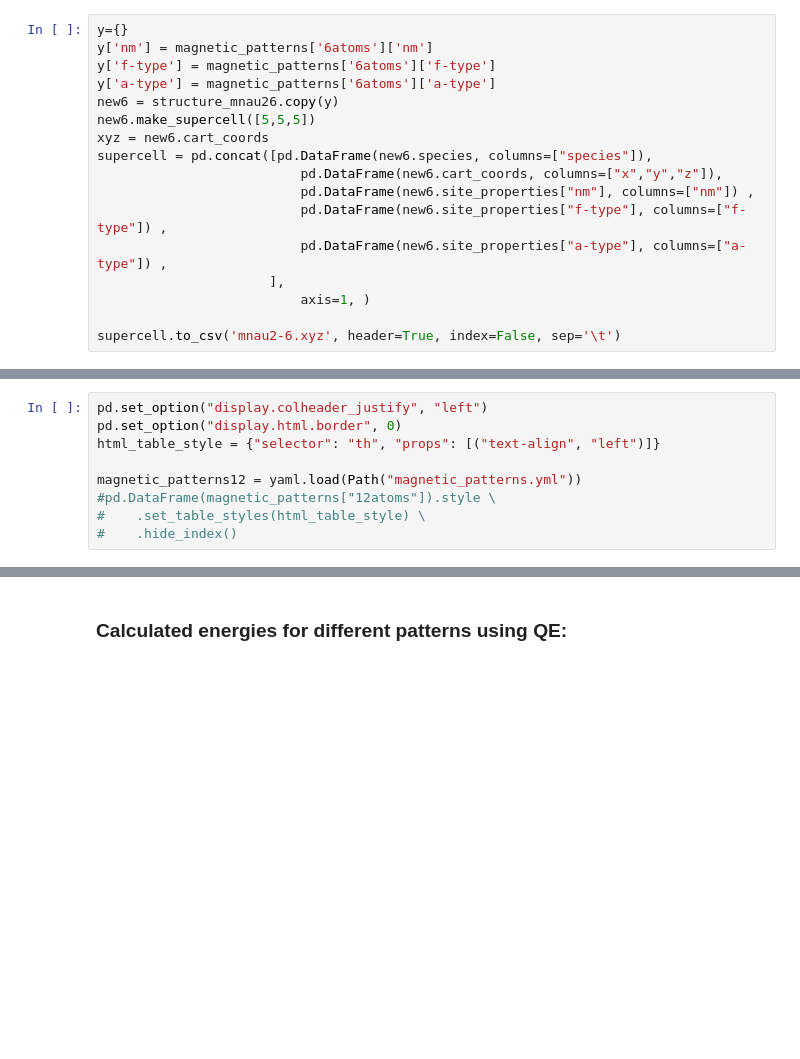
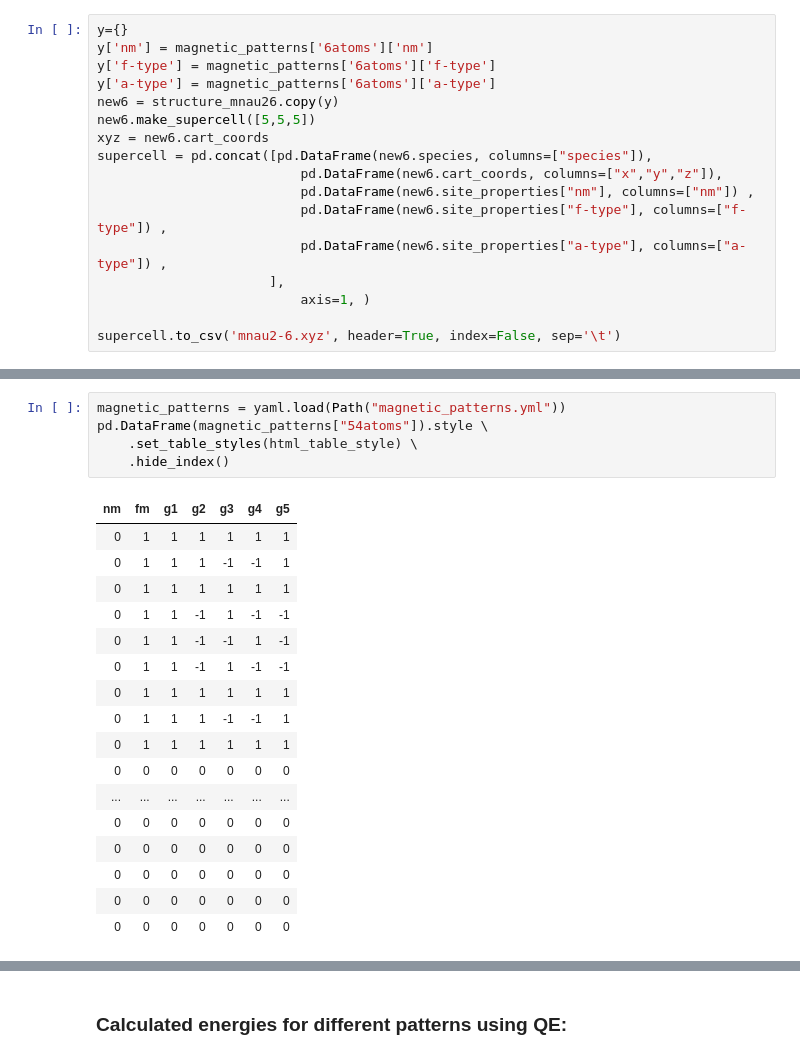
Before and after one commit to Mason-DataMaterials/spyns, a Jupyter notebook: MnAu2/MnAu2-Cells.ipynb, the cells around one changed output, grey strips where cells are left out. Drawn from its saved outputs; the diff is of its cells as text; blank space fills up the shorter version.

Commit message:
added 54 atom configuration file with initial patterns with test runs on argo. Currently not running

```diff
--- a/MnAu2/MnAu2-Cells.ipynb
+++ b/MnAu2/MnAu2-Cells.ipynb
@@ -108,11 +99,25 @@ structure_mnau212.to(filename="mnau2-12.cif")
 # %%
-pd.set_option("display.colheader_justify", "left")
-pd.set_option("display.html.border", 0)
-html_table_style = {"selector": "th", "props": [("text-align", "left")]}
-
-magnetic_patterns12 = yaml.load(Path("magnetic_patterns.yml"))
-#pd.DataFrame(magnetic_patterns["12atoms"]).style \
-#    .set_table_styles(html_table_style) \
-#    .hide_index()
+magnetic_patterns = yaml.load(Path("magnetic_patterns.yml"))
+pd.DataFrame(magnetic_patterns["54atoms"]).style \
+    .set_table_styles(html_table_style) \
+    .hide_index()
+# %% [output]
+| nm | fm | g1 | g2 | g3 | g4 | g5 |
+| 0 | 1 | 1 | 1 | 1 | 1 | 1 |
+| 0 | 1 | 1 | 1 | -1 | -1 | 1 |
+| 0 | 1 | 1 | 1 | 1 | 1 | 1 |
+| 0 | 1 | 1 | -1 | 1 | -1 | -1 |
+| 0 | 1 | 1 | -1 | -1 | 1 | -1 |
+| 0 | 1 | 1 | -1 | 1 | -1 | -1 |
+| 0 | 1 | 1 | 1 | 1 | 1 | 1 |
+| 0 | 1 | 1 | 1 | -1 | -1 | 1 |
+| 0 | 1 | 1 | 1 | 1 | 1 | 1 |
+| 0 | 0 | 0 | 0 | 0 | 0 | 0 |
+| ... | ... | ... | ... | ... | ... | ... |
+| 0 | 0 | 0 | 0 | 0 | 0 | 0 |
+| 0 | 0 | 0 | 0 | 0 | 0 | 0 |
+| 0 | 0 | 0 | 0 | 0 | 0 | 0 |
+| 0 | 0 | 0 | 0 | 0 | 0 | 0 |
+| 0 | 0 | 0 | 0 | 0 | 0 | 0 |
 # %%
 x={}
```
Also changed, not shown: parts of 14 cells of this notebook, 51 other files.
